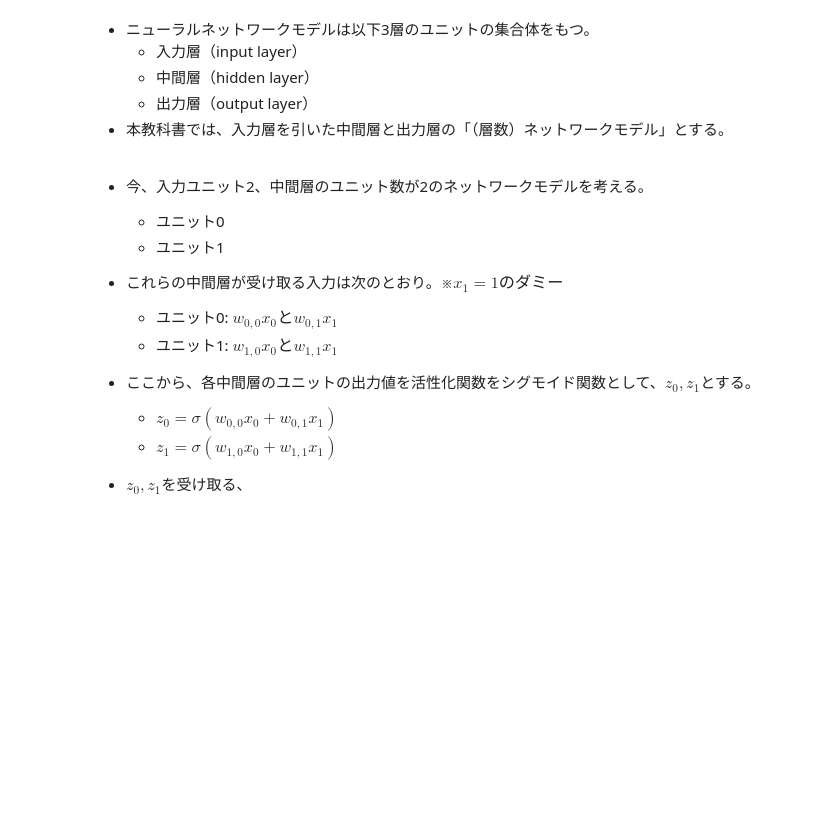
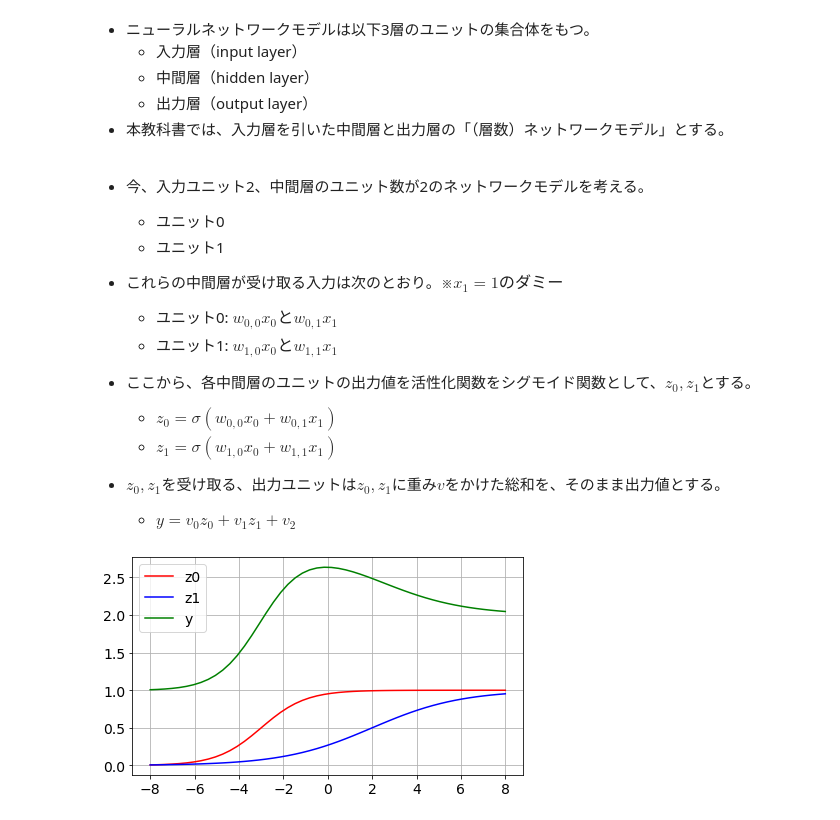
Before and after one commit to tsyu12345/LE-ReinforcementLearning, a Jupyter notebook: Unit3.ipynb, the cells around one changed output. Saved outputs shown, nothing was run; the diff lists cells and outputs as text; code cells hidden in the pictures; blank space fills up the shorter version.

```diff
--- a/Unit3.ipynb
+++ b/Unit3.ipynb
@@ -266,4 +266,27 @@ plt.show()
   * $z_0 = \sigma(w_{0, 0}x_0+w_{0, 1}x_1)$
   * $z_1 = \sigma(w_{1, 0}x_0+w_{1, 1}x_1)$
 
-* $z_0, z_1$を受け取る、
+* $z_0, z_1$を受け取る、出力ユニットは$z_0, z_1$に重み$v$をかけた総和を、そのまま出力値とする。
+  * $y = v_0z_0 + v_1z_1 + v_2$
+# %%
+w00: int = 1
+w01: int = 3
+w10: float = 0.5
+w11: int = -1
+v0 : int = 2
+v1: int = -1
+v2: int = 1
+
+x: ndarray = np.linspace(-8, 8)
+z0 = sigmoid_function(w00 * x + w01)
+z1 = sigmoid_function(w10 * x + w11)
+y: float | ndarray = v0 * z0 + v1 * z1 + v2
+
+plt.plot(x, z0, label = 'z0', color = 'red')
+plt.plot(x, z1, label = 'z1', color = 'blue')
+plt.plot(x, y, label = 'y', color = 'green')
+plt.legend()
+plt.grid()
+plt.show()
+# %% [output]
+[figure, added]
```
Also changed, not shown: parts of 10 cells of this notebook, 1 other file.
